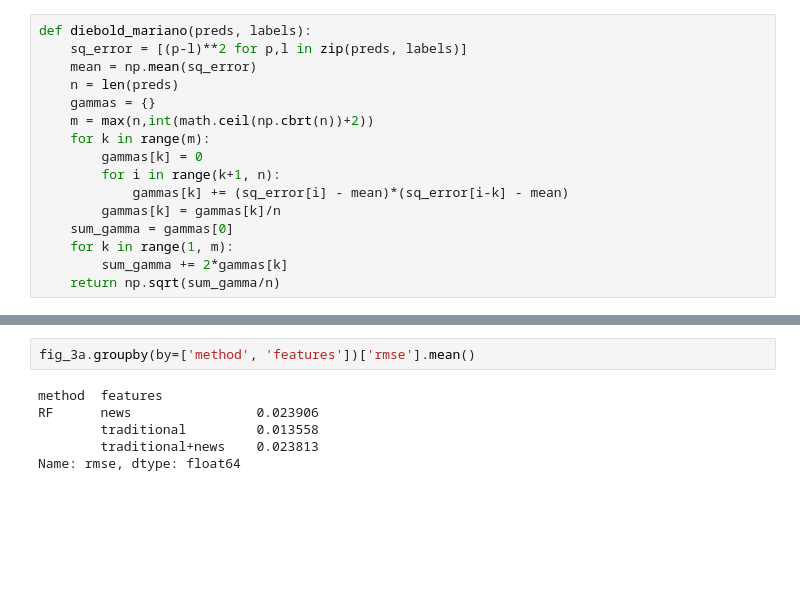
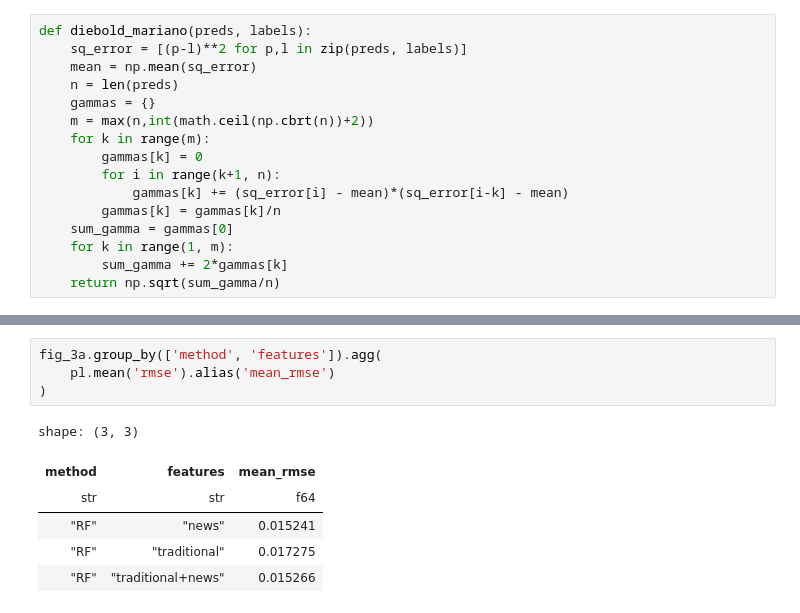
Before and after one commit to Aisha630/Predicting-food-insecurity, a Jupyter notebook: our_implementation_polars.ipynb, the cells around one changed output, grey strips where cells are left out. Saved outputs shown, nothing was run; the diff lists cells and outputs as text; blank space fills up the shorter version.

```diff
--- a/our_implementation_polars.ipynb
+++ b/our_implementation_polars.ipynb
@@ -746,8 +708,11 @@ fig_3a = pd.DataFrame([res for sublist in all_results for res in sublist])
 # %%
-fig_3a.groupby(by=['method', 'features'])['rmse'].mean()
+fig_3a.group_by(['method', 'features']).agg(
+    pl.mean('rmse').alias('mean_rmse')
+)
 # %% [output]
-method  features
-RF      news                0.023906
-        traditional         0.013558
-        traditional+news    0.023813
-Name: rmse, dtype: float64
+shape: (3, 3)
+| method | features | mean_rmse |
+| str | str | f64 |
+| "RF" | "news" | 0.015241 |
+| "RF" | "traditional" | 0.017275 |
+| "RF" | "traditional+news" | 0.015266 |
```
Also changed, not shown: parts of 30 cells of this notebook, 1 other file.
